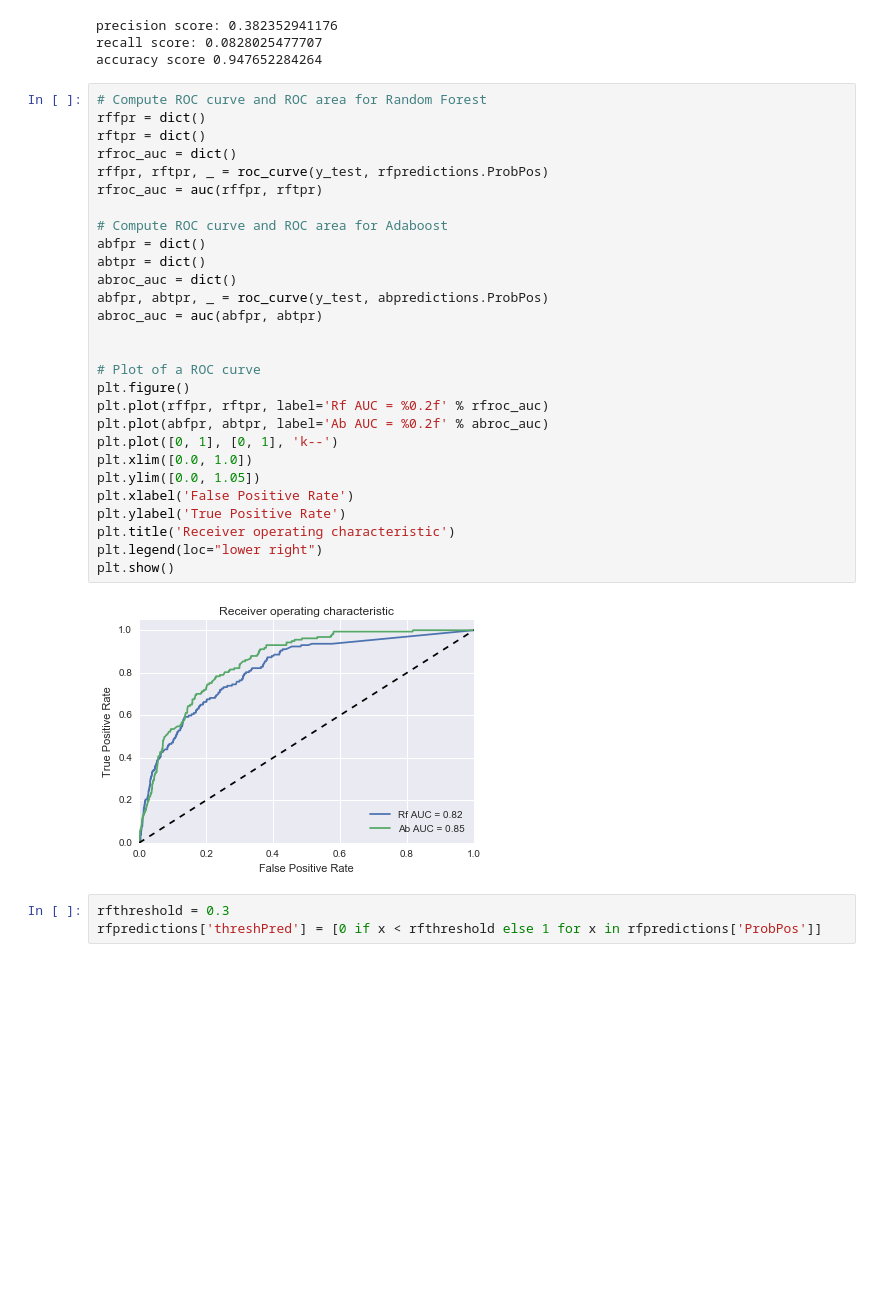
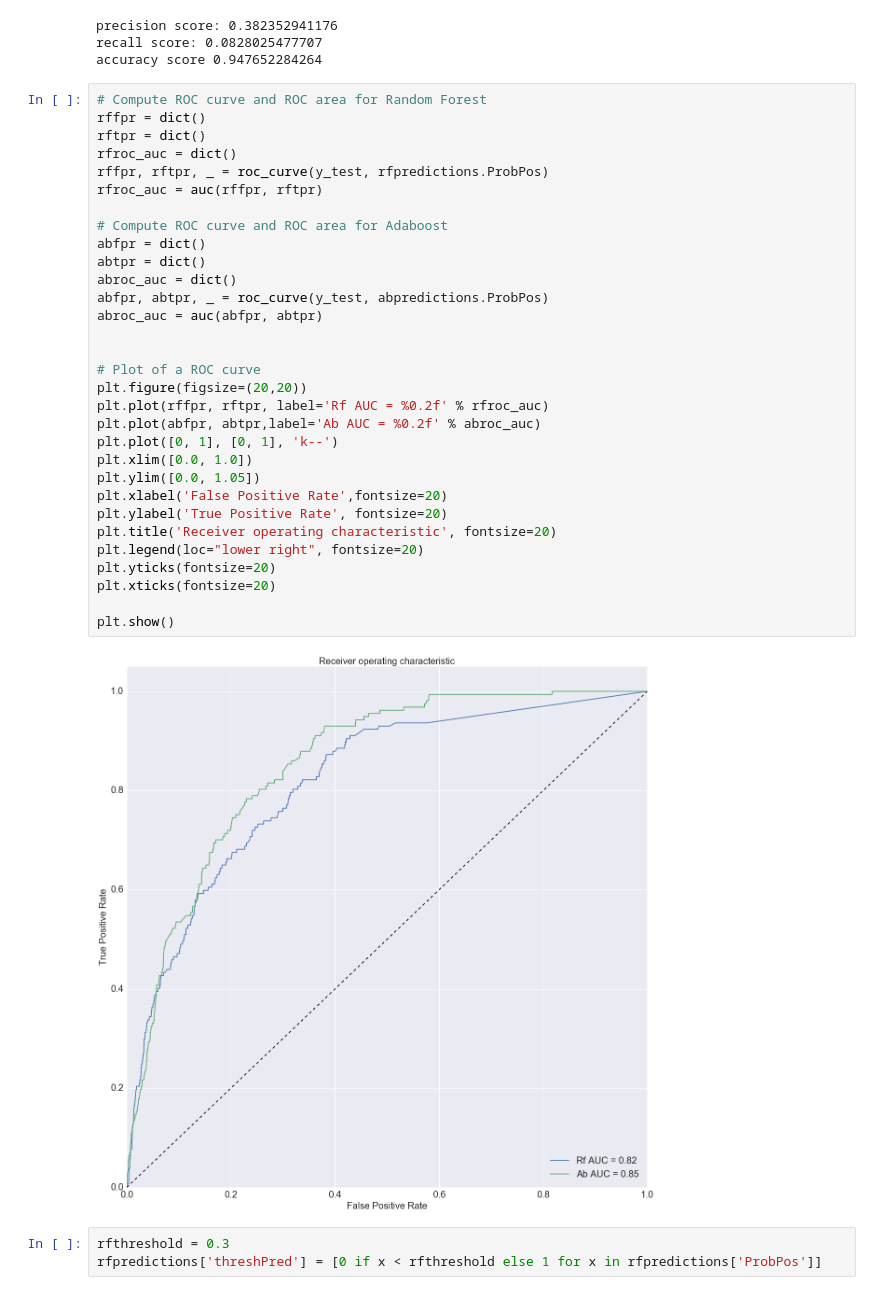
Before and after one commit to lasisioo/Team-Arthur, a Jupyter notebook: code/Untitled.ipynb, the cells around one changed output. Drawn from its saved outputs; the diff is of its cells as text; blank space fills up the shorter version.

```diff
--- a/code/Untitled.ipynb
+++ b/code/Untitled.ipynb
@@ -330,33 +330,36 @@ accuracy score 0.947652284264
 # %%
 # Compute ROC curve and ROC area for Random Forest
 rffpr = dict()
 rftpr = dict()
 rfroc_auc = dict()
 rffpr, rftpr, _ = roc_curve(y_test, rfpredictions.ProbPos)
 rfroc_auc = auc(rffpr, rftpr)
 
 # Compute ROC curve and ROC area for Adaboost
 abfpr = dict()
 abtpr = dict()
 abroc_auc = dict()
 abfpr, abtpr, _ = roc_curve(y_test, abpredictions.ProbPos)
 abroc_auc = auc(abfpr, abtpr)
 
 
 # Plot of a ROC curve
-plt.figure()
+plt.figure(figsize=(20,20))
 plt.plot(rffpr, rftpr, label='Rf AUC = %0.2f' % rfroc_auc)
-plt.plot(abfpr, abtpr, label='Ab AUC = %0.2f' % abroc_auc)
+plt.plot(abfpr, abtpr,label='Ab AUC = %0.2f' % abroc_auc)
 plt.plot([0, 1], [0, 1], 'k--')
 plt.xlim([0.0, 1.0])
 plt.ylim([0.0, 1.05])
-plt.xlabel('False Positive Rate')
-plt.ylabel('True Positive Rate')
-plt.title('Receiver operating characteristic')
-plt.legend(loc="lower right")
+plt.xlabel('False Positive Rate',fontsize=20)
+plt.ylabel('True Positive Rate', fontsize=20)
+plt.title('Receiver operating characteristic', fontsize=20)
+plt.legend(loc="lower right", fontsize=20)
+plt.yticks(fontsize=20)
+plt.xticks(fontsize=20)
+
 plt.show()
 # %% [output]
-[figure, old version]
+[figure, new version]
 # %%
 rfthreshold = 0.3
 rfpredictions['threshPred'] = [0 if x < rfthreshold else 1 for x in rfpredictions['ProbPos']]
```
